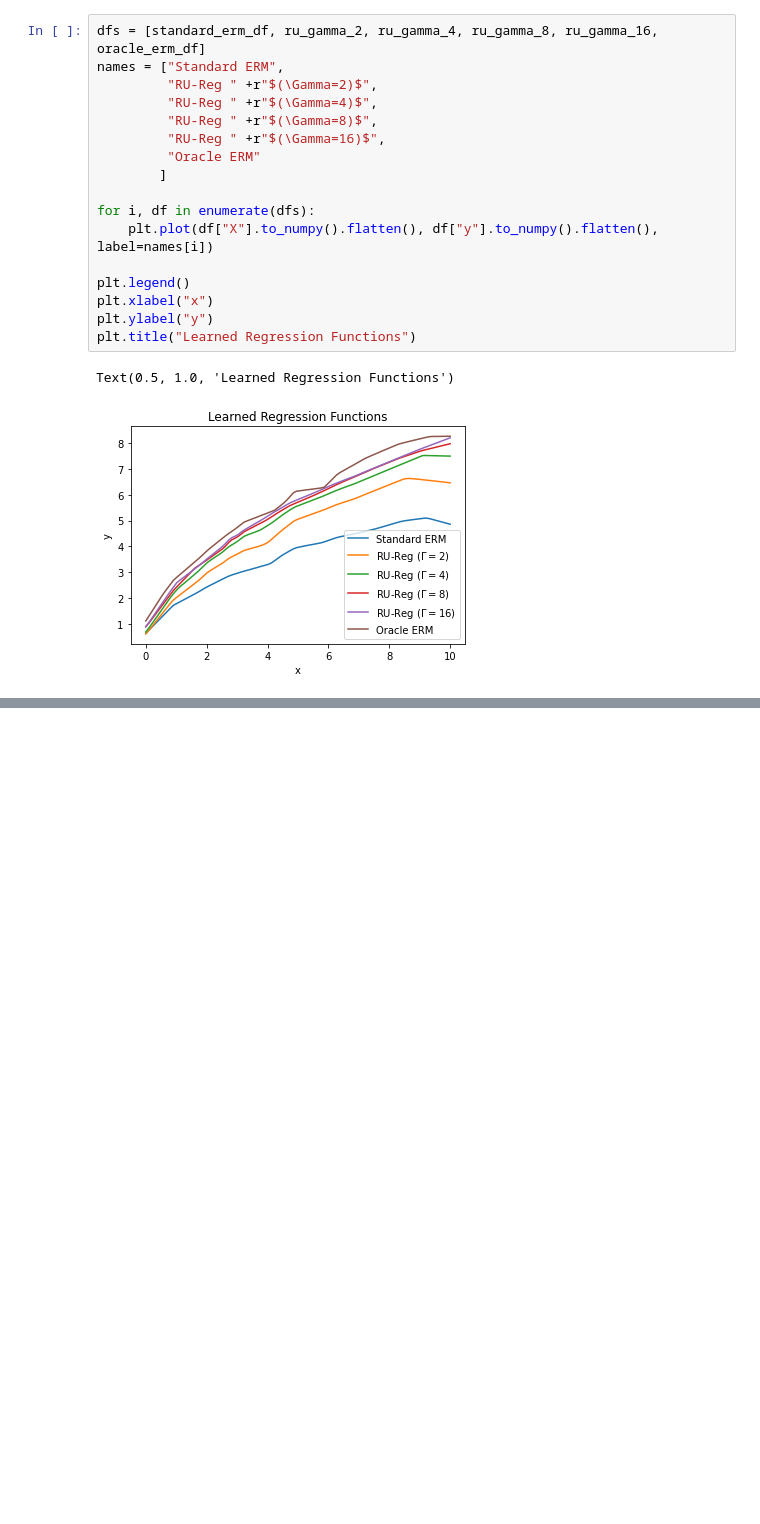
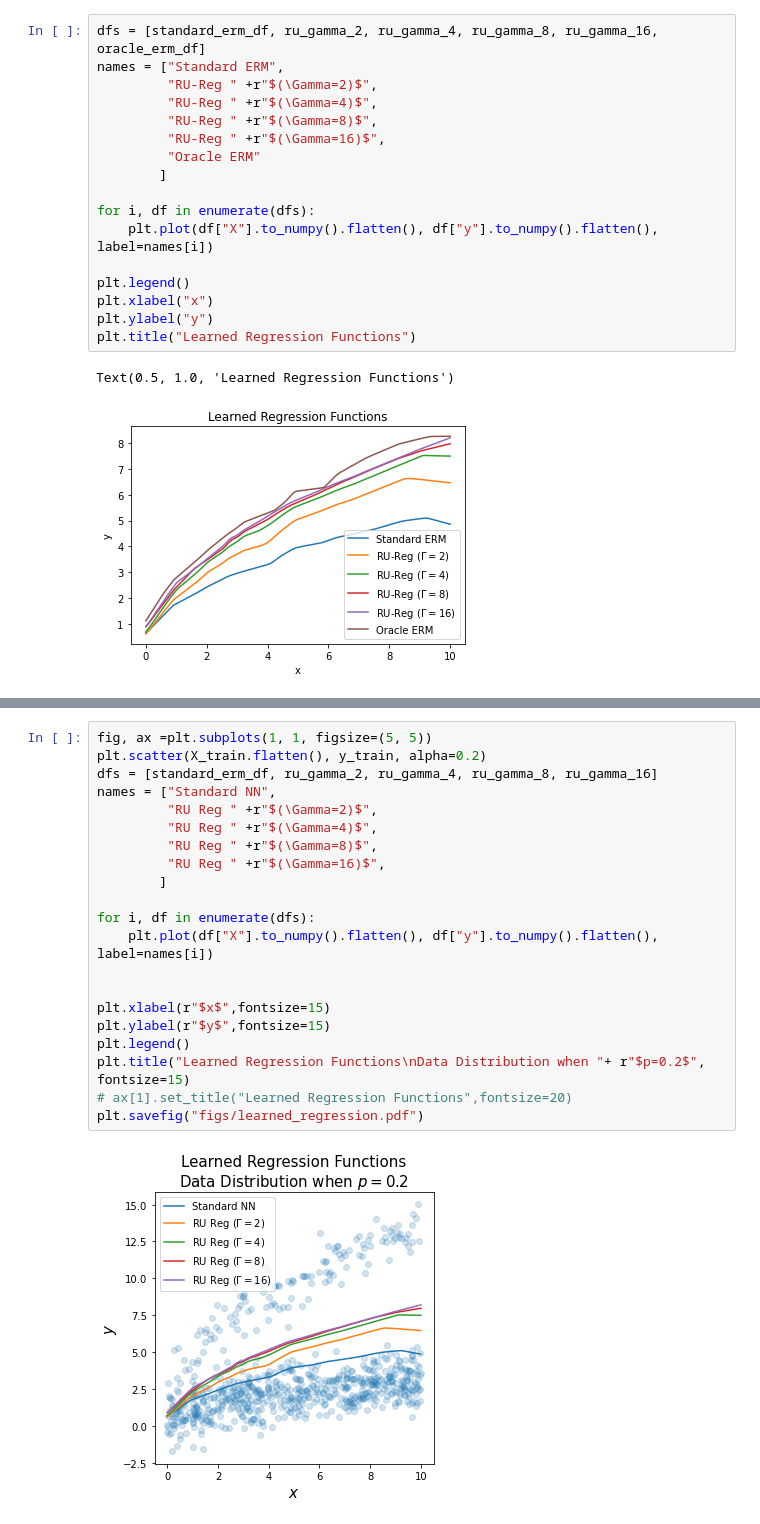
Before and after one commit to roshni714/ru_regression, a Jupyter notebook: make-regression-plots.ipynb, the cells around one changed output, grey strips where cells are left out. Saved outputs shown, nothing was run; the diff lists cells and outputs as text; blank space fills up the shorter version.

```diff
--- a/make-regression-plots.ipynb
+++ b/make-regression-plots.ipynb
@@ -87,0 +88,23 @@ plt.savefig("figs/learned_regression.pdf")
+# %%
+fig, ax =plt.subplots(1, 1, figsize=(5, 5))
+plt.scatter(X_train.flatten(), y_train, alpha=0.2)
+dfs = [standard_erm_df, ru_gamma_2, ru_gamma_4, ru_gamma_8, ru_gamma_16]
+names = ["Standard NN",
+         "RU Reg " +r"$(\Gamma=2)$",
+         "RU Reg " +r"$(\Gamma=4)$",
+         "RU Reg " +r"$(\Gamma=8)$",
+         "RU Reg " +r"$(\Gamma=16)$",
+        ]
+
+for i, df in enumerate(dfs):
+    plt.plot(df["X"].to_numpy().flatten(), df["y"].to_numpy().flatten(), label=names[i])
+
+
+plt.xlabel(r"$x$",fontsize=15)
+plt.ylabel(r"$y$",fontsize=15)
+plt.legend()
+plt.title("Learned Regression Functions\nData Distribution when "+ r"$p=0.2$", fontsize=15)
+# ax[1].set_title("Learned Regression Functions",fontsize=20)
+plt.savefig("figs/learned_regression.pdf")
+# %% [output]
+[figure, added]
```
Also changed, not shown: parts of 4 cells of this notebook, 16 other files.
